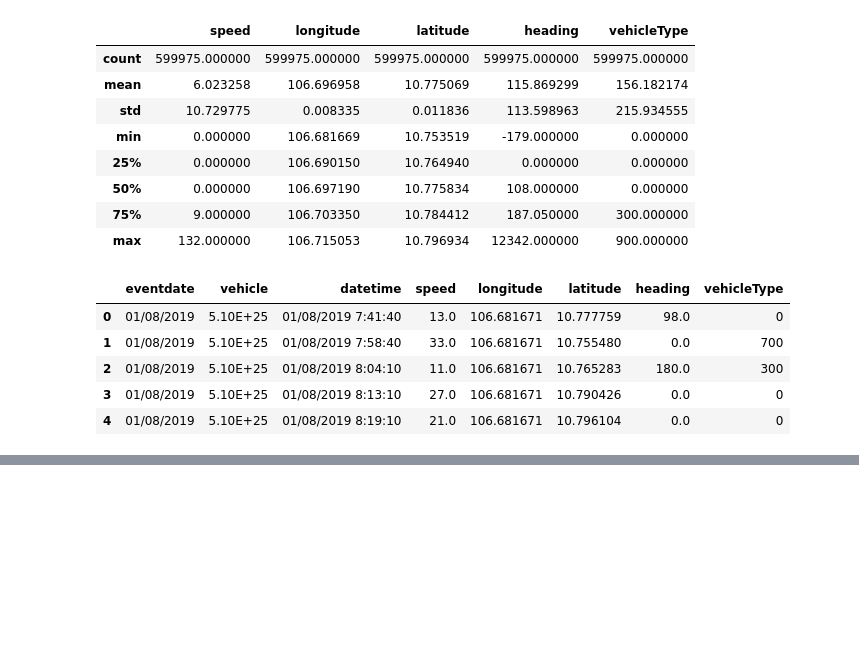
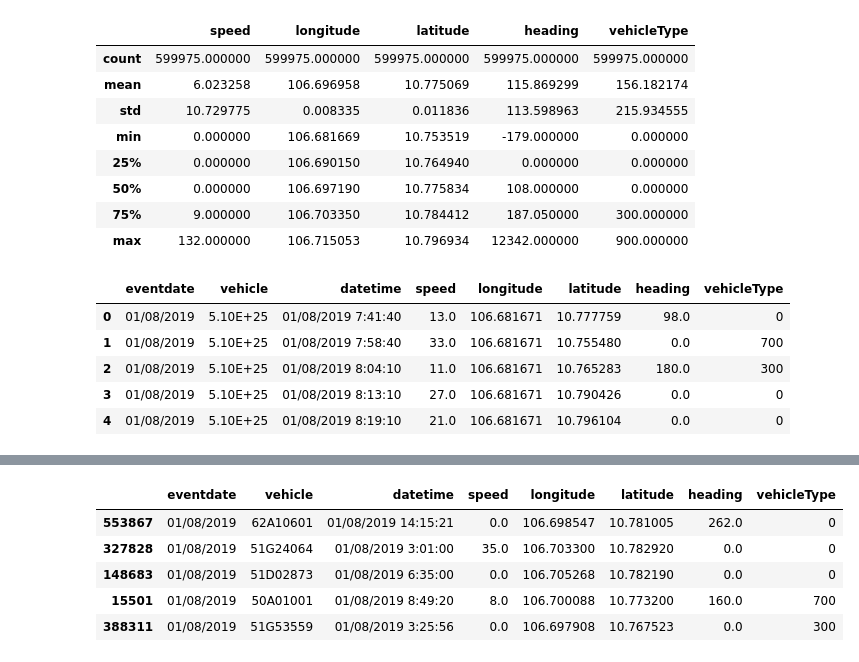
Before and after one commit to hxtruong6/greatmaps-vietbando, a Jupyter notebook: GMap_VietBanDo.ipynb, the cells around one changed output, grey strips where cells are left out. Saved outputs shown, nothing was run; the diff lists cells and outputs as text; code cells hidden in the pictures; blank space fills up the shorter version.

```diff
--- a/GMap_VietBanDo.ipynb
+++ b/GMap_VietBanDo.ipynb
@@ -128,0 +233,9 @@ memory usage: 182.2+ KB
+# %%
+logs.sample(5)
+# %% [output]
+|  | eventdate | vehicle | datetime | speed | longitude | latitude | heading | vehicleType |
+| 553867 | 01/08/2019 | 62A10601 | 01/08/2019 14:15:21 | 0.0 | 106.698547 | 10.781005 | 262.0 | 0 |
+| 327828 | 01/08/2019 | 51G24064 | 01/08/2019 3:01:00 | 35.0 | 106.703300 | 10.782920 | 0.0 | 0 |
+| 148683 | 01/08/2019 | 51D02873 | 01/08/2019 6:35:00 | 0.0 | 106.705268 | 10.782190 | 0.0 | 0 |
+| 15501 | 01/08/2019 | 50A01001 | 01/08/2019 8:49:20 | 8.0 | 106.700088 | 10.773200 | 160.0 | 700 |
+| 388311 | 01/08/2019 | 51G53559 | 01/08/2019 3:25:56 | 0.0 | 106.697908 | 10.767523 | 0.0 | 300 |
```
Also changed, not shown: parts of 20 cells of this notebook.
